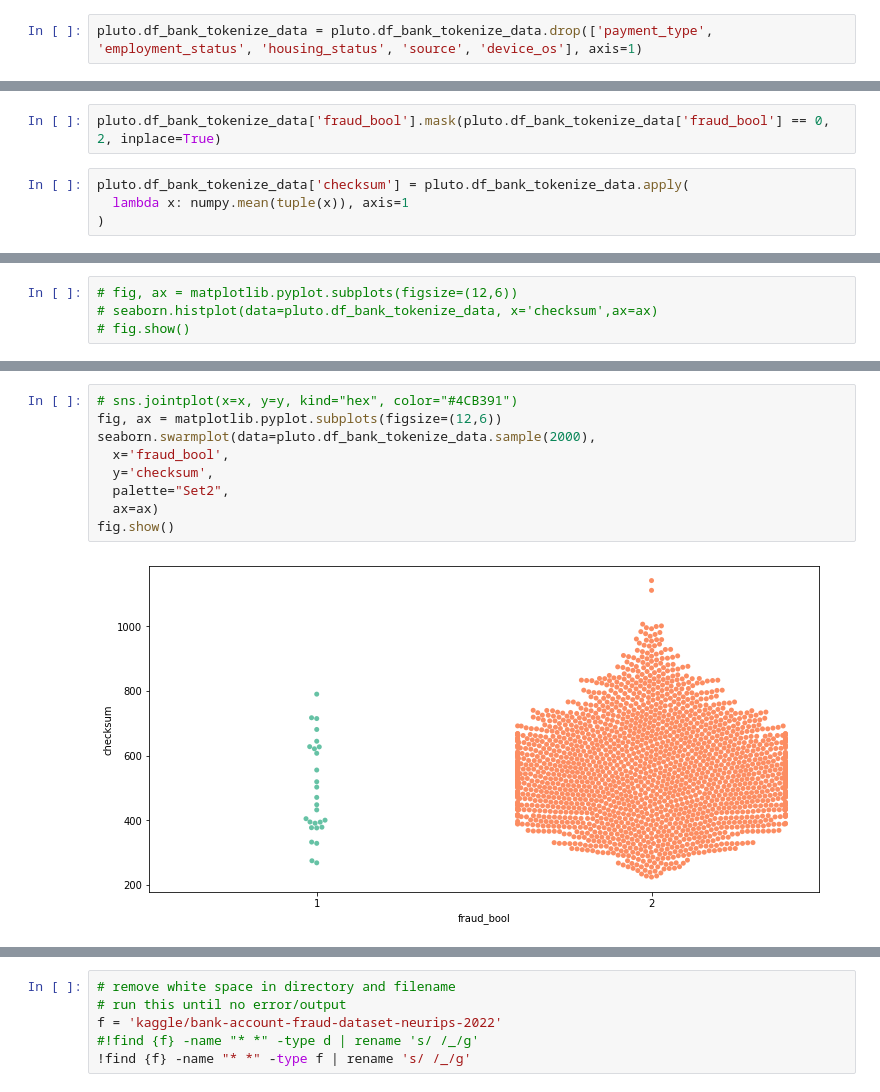
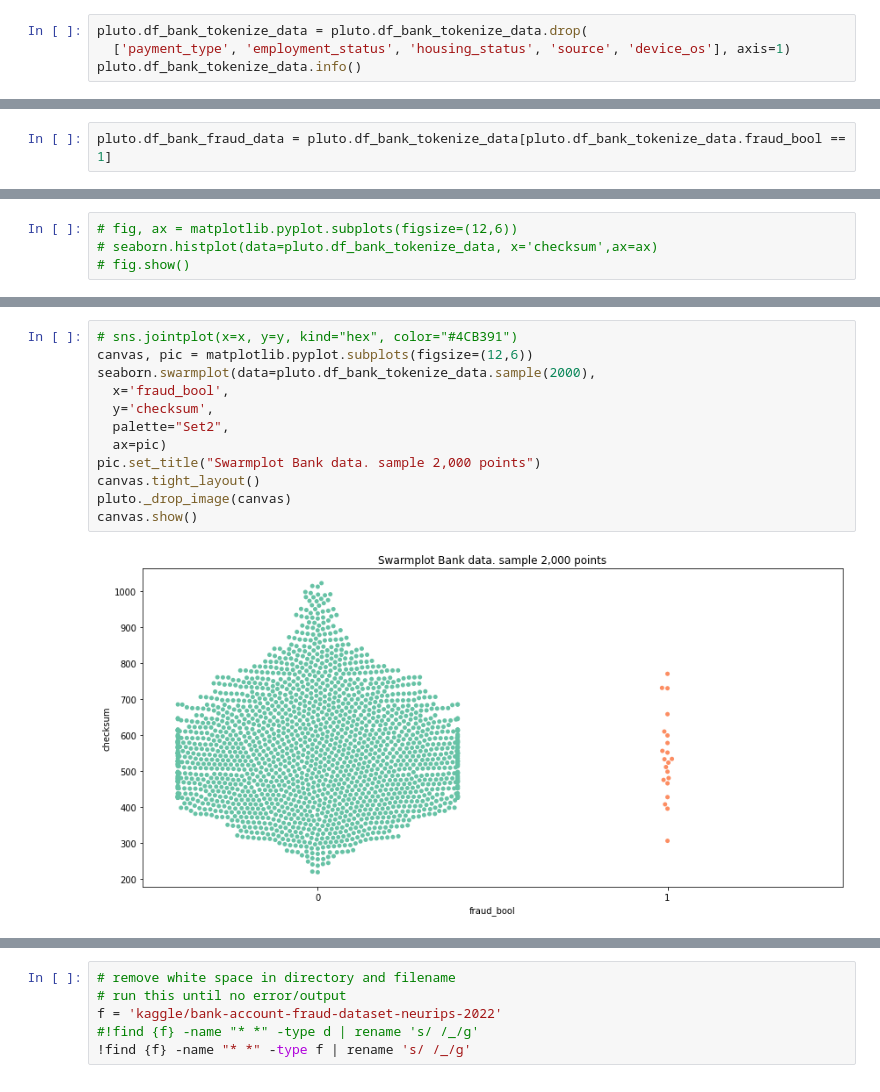
Before and after one commit to PacktPublishing/Data-Augmentation-with-Python, a Jupyter notebook: data_augmentation_with_python_chapter_9.ipynb, the cells around one changed output, grey strips where cells are left out. Cells and saved outputs as stored; diff of their text form.

Commit message:
cleaned to explored data

```diff
--- a/data_augmentation_with_python_chapter_9.ipynb
+++ b/data_augmentation_with_python_chapter_9.ipynb
@@ -407,4 +385,6 @@ pluto.df_bank_tokenize_data[['device_os', 'device_os_tokenize']].head(10)
 | 8 | windows | 0 |
 | 9 | windows | 0 |
 # %%
-pluto.df_bank_tokenize_data = pluto.df_bank_tokenize_data.drop(['payment_type', 'employment_status', 'housing_status', 'source', 'device_os'], axis=1)
+pluto.df_bank_tokenize_data = pluto.df_bank_tokenize_data.drop(
+  ['payment_type', 'employment_status', 'housing_status', 'source', 'device_os'], axis=1)
+pluto.df_bank_tokenize_data.info()
@@ -436,0 +469,2 @@ memory usage: 244.1 MB
+# %%
+pluto.df_bank_fraud_data = pluto.df_bank_tokenize_data[pluto.df_bank_tokenize_data.fraud_bool == 1]
@@ -443,6 +503,0 @@ memory usage: 244.1 MB
-# %%
-pluto.df_bank_tokenize_data['fraud_bool'].mask(pluto.df_bank_tokenize_data['fraud_bool'] == 0, 2, inplace=True)
-# %%
-pluto.df_bank_tokenize_data['checksum'] = pluto.df_bank_tokenize_data.apply(
-  lambda x: numpy.mean(tuple(x)), axis=1
-)
@@ -515,11 +586,14 @@ fig.show()
 # %%
 # sns.jointplot(x=x, y=y, kind="hex", color="#4CB391")
-fig, ax = matplotlib.pyplot.subplots(figsize=(12,6))
+canvas, pic = matplotlib.pyplot.subplots(figsize=(12,6))
 seaborn.swarmplot(data=pluto.df_bank_tokenize_data.sample(2000),
   x='fraud_bool',
   y='checksum',
   palette="Set2",
-  ax=ax)
-fig.show()
+  ax=pic)
+pic.set_title("Swarmplot Bank data. sample 2,000 points")
+canvas.tight_layout()
+pluto._drop_image(canvas)
+canvas.show()
 # %% [output]
-[figure, old version]
+[figure, new version]
```
Also changed, not shown: parts of 195 cells of this notebook.
